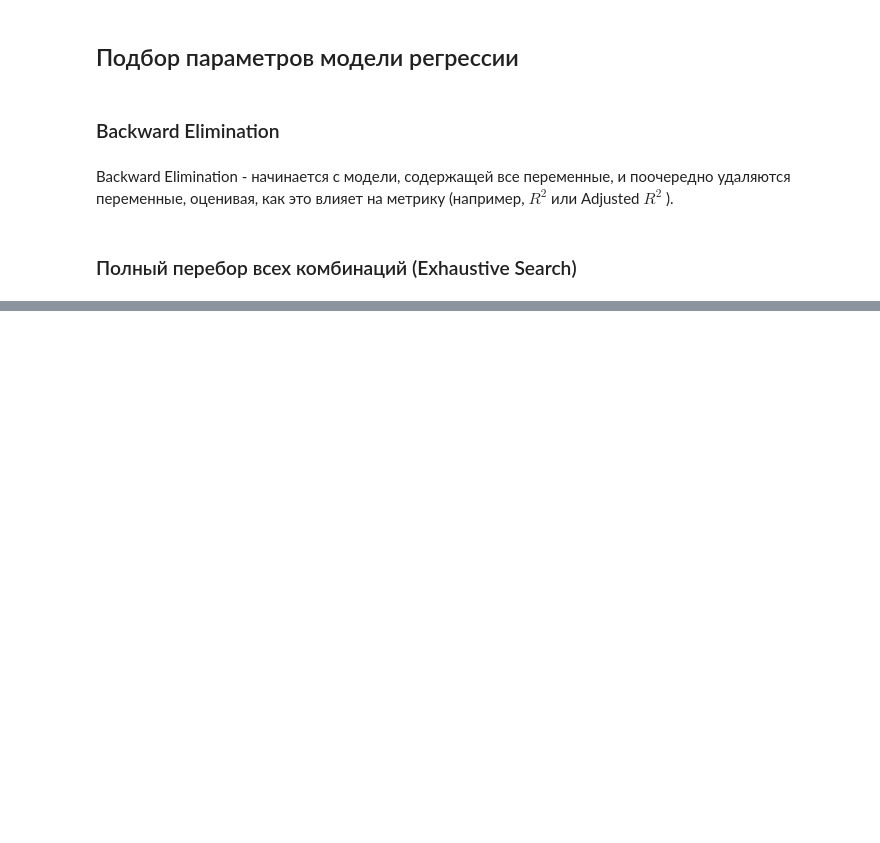
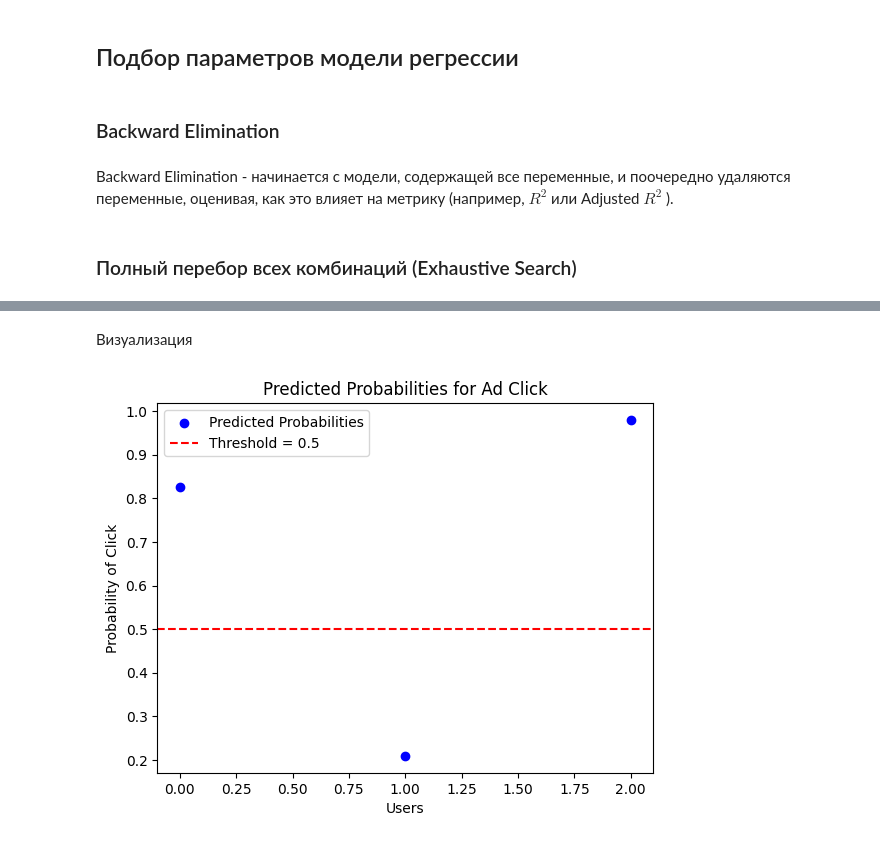
Before and after one commit to Rusakltd/stepic_stat_cource, a Jupyter notebook: main.ipynb, the cells around one changed output, grey strips where cells are left out. Cells and saved outputs as stored; diff of their text form; code cells hidden in the pictures; blank space fills up the shorter version.

```diff
--- a/main.ipynb
+++ b/main.ipynb
@@ -945,0 +1022,15 @@ print(best_model.summary())
+# %% [markdown]
+Визуализация
+# %%
+import matplotlib.pyplot as plt
+
+# Визуализация вероятностей кликов
+plt.scatter(range(len(y_probs)), y_probs, color='blue', label='Predicted Probabilities')
+plt.axhline(y=0.5, color='red', linestyle='--', label='Threshold = 0.5')
+plt.xlabel('Users')
+plt.ylabel('Probability of Click')
+plt.title('Predicted Probabilities for Ad Click')
+plt.legend()
+plt.show()
+# %% [output]
+[figure, added]
```
Also changed, not shown: parts of 3 cells of this notebook.
